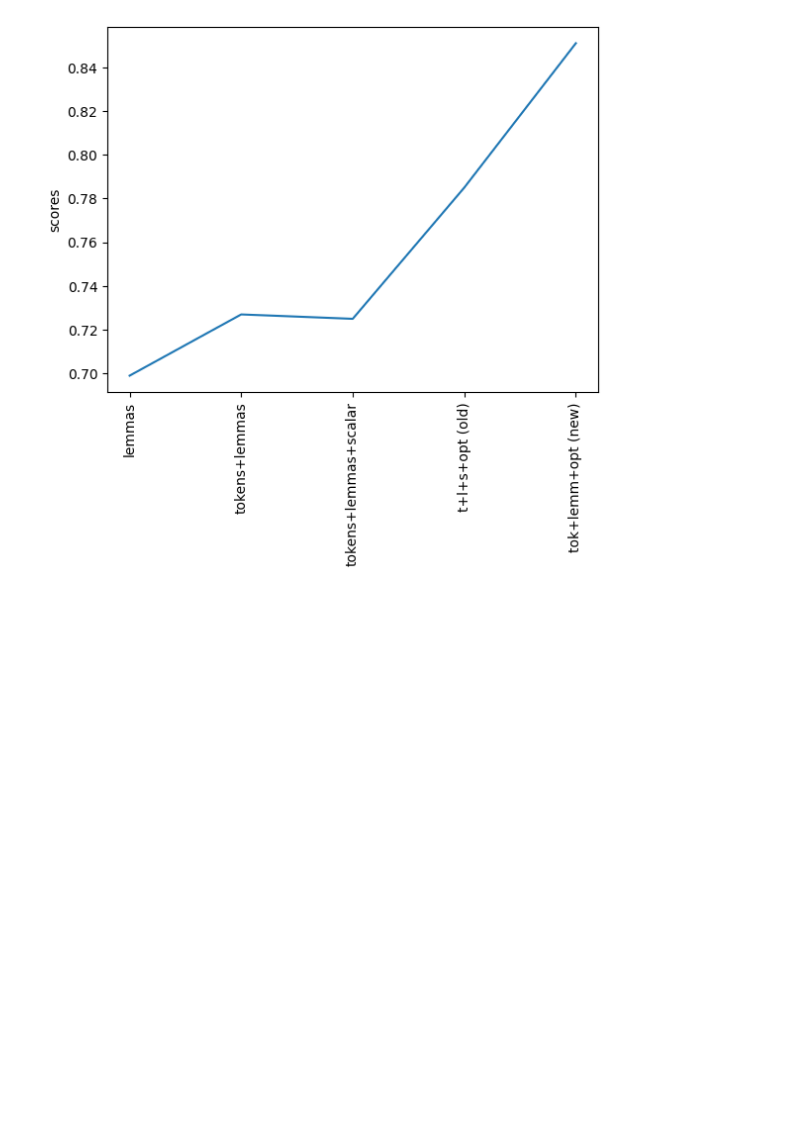
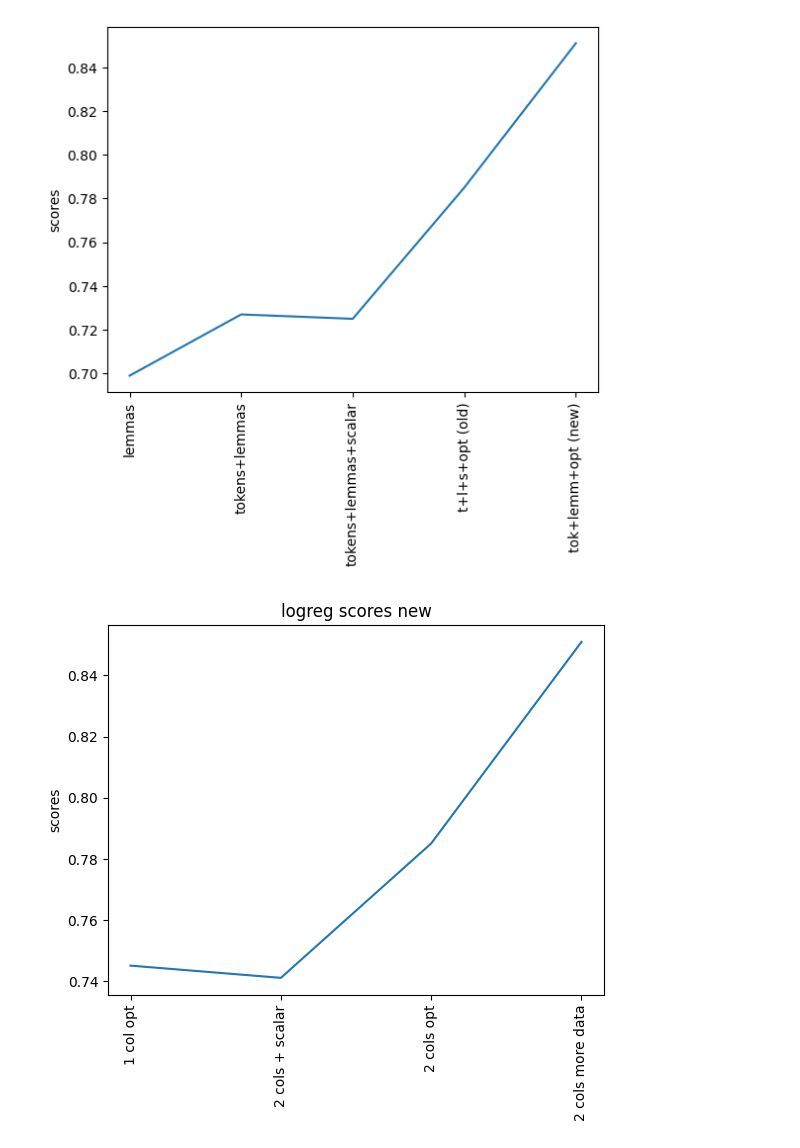
Before and after one commit to Dm12H/MLHLS_2022_Text_authorship_group2, a Jupyter notebook: log_reg_iterations_v2.ipynb, the cells around one changed output. Cells and saved outputs as stored; diff of their text form; code cells hidden in the pictures; blank space fills up the shorter version.

Commit message:
new graph for scores (again)

```diff
--- a/log_reg_iterations_v2.ipynb
+++ b/log_reg_iterations_v2.ipynb
@@ -277,3 +277,15 @@ plt.xticks(x_, xtick_labels, rotation='vertical')
 plt.show()
 # %% [output]
 [figure]
+# %%
+scores_graph = [0.745, 0.741, 0.785, 0.851]
+x_ = list(range(4))
+import matplotlib.pyplot as plt
+plt.plot(x_, scores_graph)
+plt.ylabel("scores")
+plt.title("logreg scores (macro")
+xtick_labels = ["1 col opt", "2 cols + scalar", "2 cols opt", "2 cols more data"]
+plt.xticks(x_, xtick_labels, rotation='vertical')
+plt.show()
+# %% [output]
+[figure, added]
```
